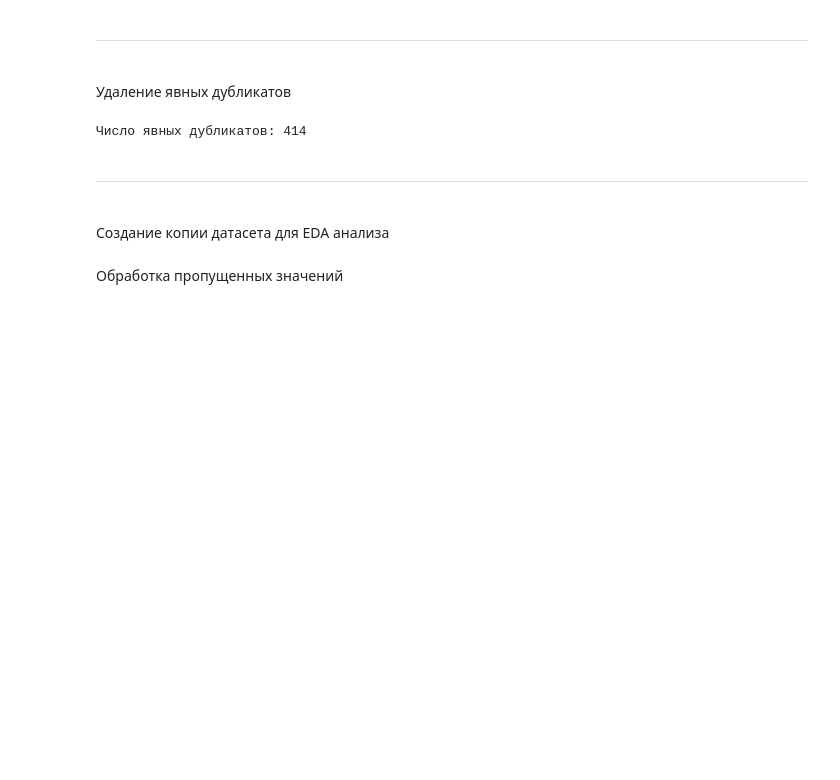
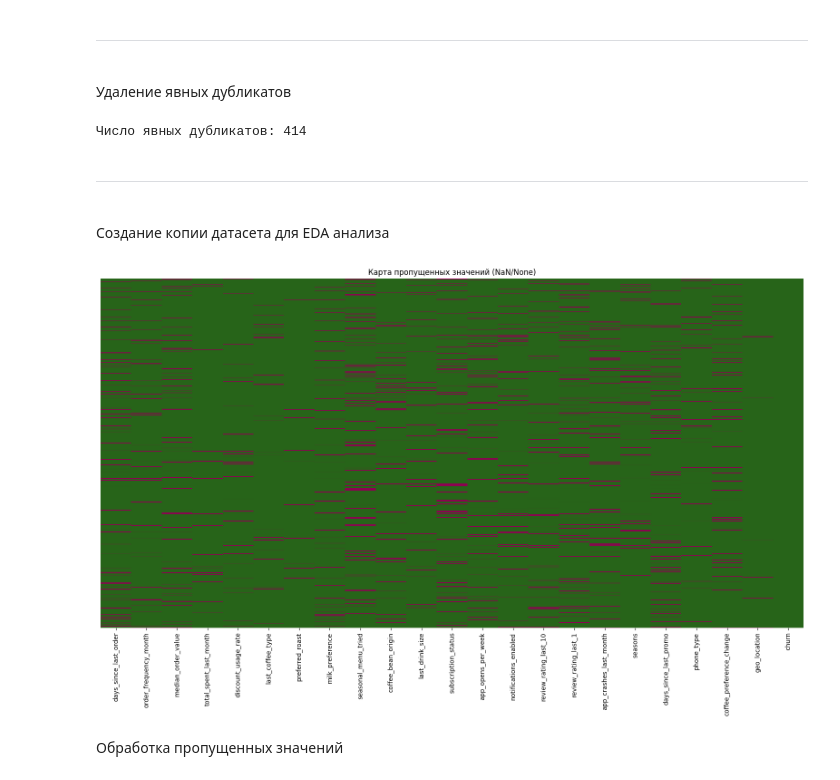
Before and after one commit to KatsayArtemDev/ML, a Jupyter notebook: logistic_regression/customer_churn/customer_churn_prediction.ipynb, the cells around one changed output. Saved outputs shown, nothing was run; the diff lists cells and outputs as text; code cells hidden in the pictures; blank space fills up the shorter version.

Commit message:
add new graph

```diff
--- a/logistic_regression/customer_churn/customer_churn_prediction.ipynb
+++ b/logistic_regression/customer_churn/customer_churn_prediction.ipynb
@@ -362,6 +362,14 @@ df = df.drop_duplicates()
 Создание копии датасета для EDA анализа
 # %%
 df_eda = df.copy()
+# %%
+fig, ax = plt.subplots(figsize=(20,10))
+sns.heatmap(df_eda.isna().astype(int), yticklabels=False, cbar=False, cmap='PiYG_r', xticklabels=df_eda.columns)
+
+plt.title("Карта пропущенных значений (NaN/None)")
+plt.show()
+# %% [output]
+[figure, added]
 # %% [markdown]
 Обработка пропущенных значений
 # %%
```
Also changed, not shown: parts of 33 cells of this notebook.
